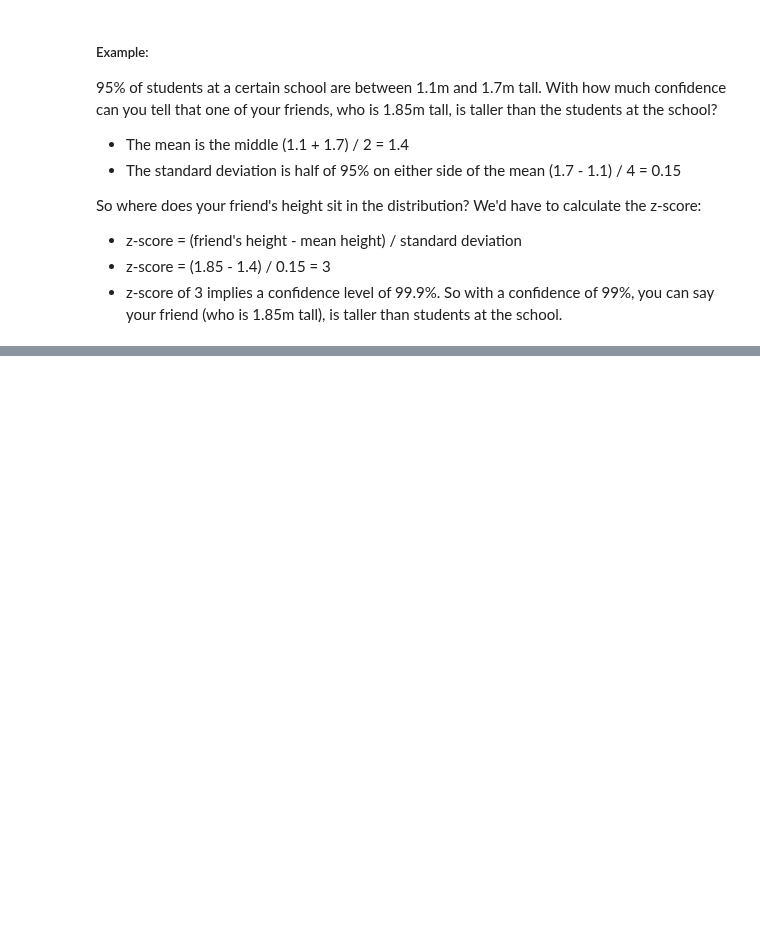
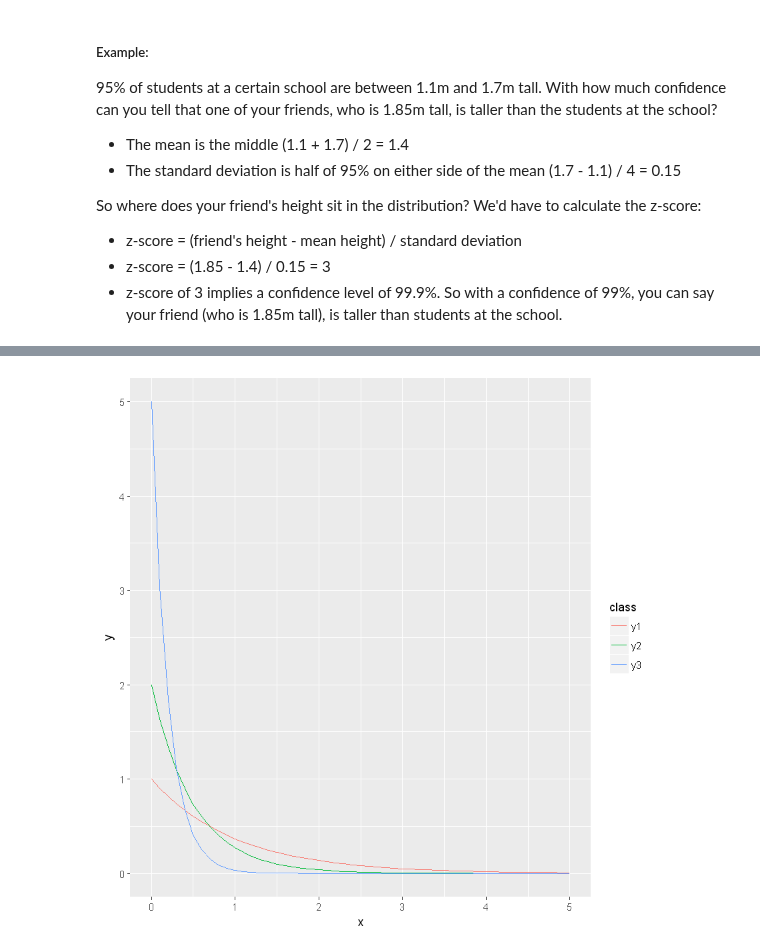
Before and after one commit to iamjz/R-Data, a Jupyter notebook: ContinuousDistributions.ipynb, the cells around one changed output, grey strips where cells are left out. Cells and saved outputs as stored; diff of their text form; code cells hidden in the pictures; blank space fills up the shorter version.

```diff
--- a/ContinuousDistributions.ipynb
+++ b/ContinuousDistributions.ipynb
@@ -132,0 +288,7 @@ So where does your friend's height sit in the distribution? We'd have to calcula
+# %%
+x <- seq(0, 5, by = 0.1)
+y1 <- dexp(x, rate = 1)
+y2 <- dexp(x, rate = 2)
+y3 <- dexp(x, rate = 5)
+# %%
+df <- data.frame(x = rep(x, 3), y = c(y1, y2, y3), class = c(rep("y1", 51), rep("y2", 51), rep("y3", 51)))
@@ -132,0 +305,4 @@ So where does your friend's height sit in the distribution? We'd have to calcula
+# %%
+ggplot(df, aes(x = x, y = y, color = class)) + geom_line()
+# %% [output]
+[figure, added]
```
Also changed, not shown: parts of 30 cells of this notebook.
